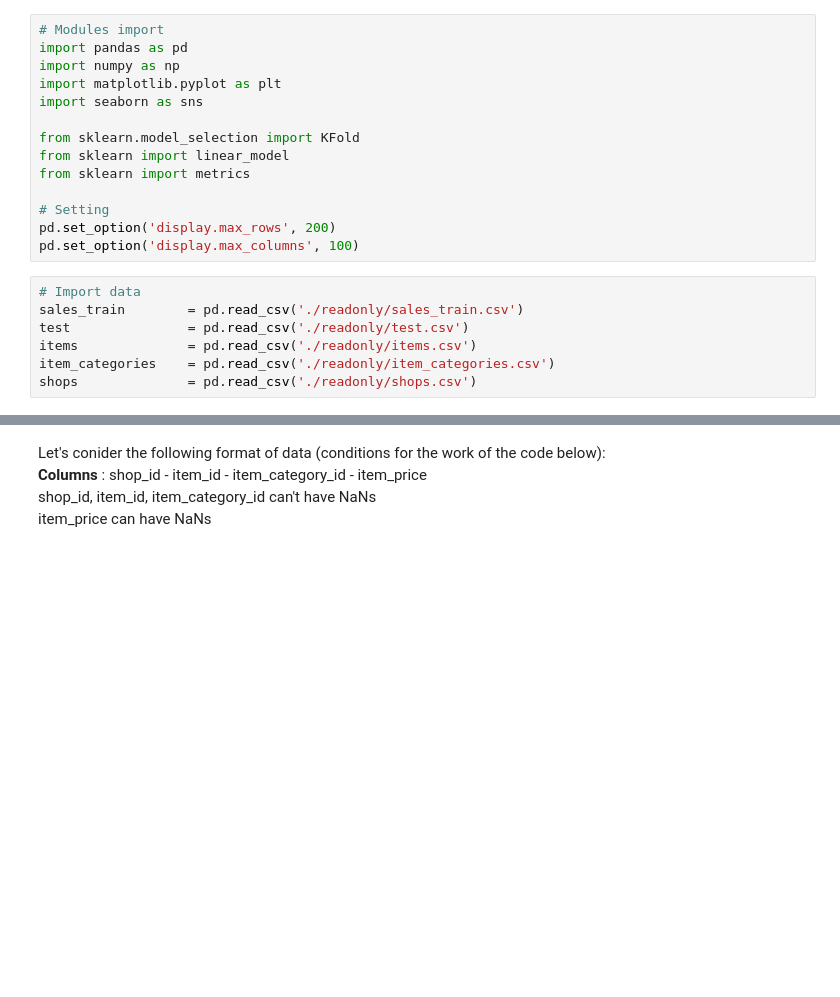
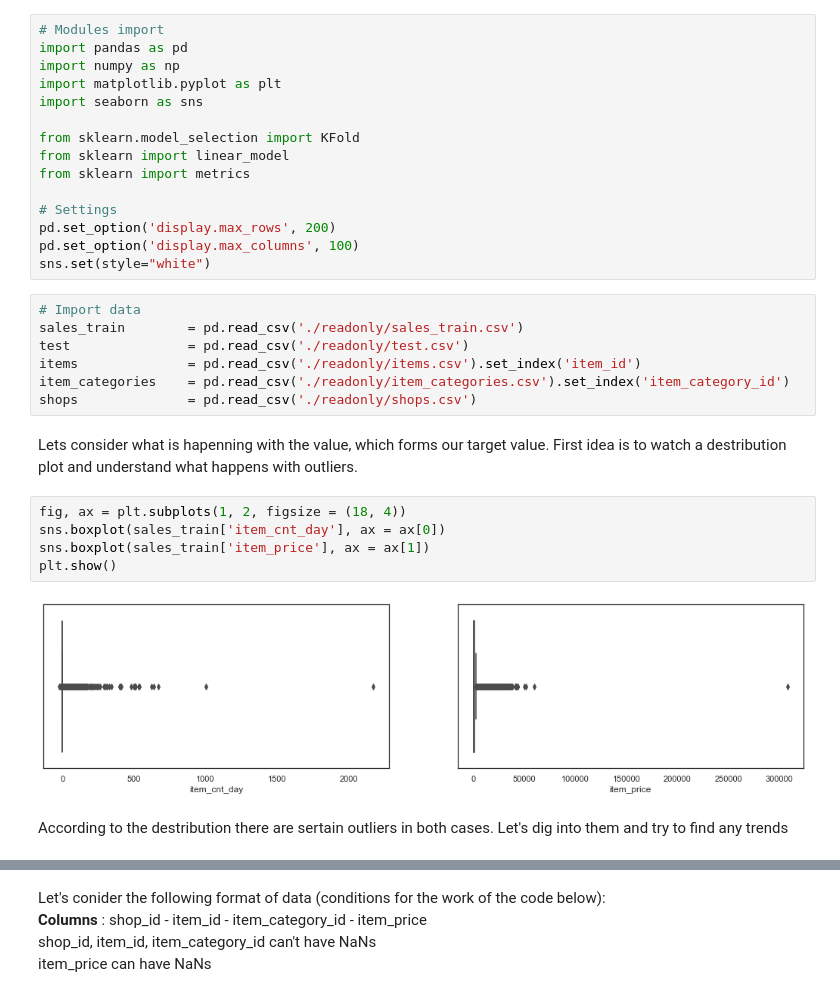
Before and after one commit to MShepelin/Predict-future-sales, a Jupyter notebook: Full workflow.ipynb, the cells around one changed output, grey strips where cells are left out. Cells and saved outputs as stored; diff of their text form; blank space fills up the shorter version.

```diff
--- a/Full workflow.ipynb
+++ b/Full workflow.ipynb
@@ -9,13 +9,25 @@ from sklearn.model_selection import KFold
 from sklearn import linear_model
 from sklearn import metrics
 
-# Setting
+# Settings
 pd.set_option('display.max_rows', 200)
 pd.set_option('display.max_columns', 100)
+sns.set(style="white")
 # %%
 # Import data
 sales_train        = pd.read_csv('./readonly/sales_train.csv')
 test               = pd.read_csv('./readonly/test.csv')
-items              = pd.read_csv('./readonly/items.csv')
-item_categories    = pd.read_csv('./readonly/item_categories.csv')
+items              = pd.read_csv('./readonly/items.csv').set_index('item_id')
+item_categories    = pd.read_csv('./readonly/item_categories.csv').set_index('item_category_id')
 shops              = pd.read_csv('./readonly/shops.csv')
+# %% [markdown]
+Lets consider what is hapenning with the value, which forms our target value. First idea is to watch a destribution plot and understand what happens with outliers.
+# %%
+fig, ax = plt.subplots(1, 2, figsize = (18, 4))
+sns.boxplot(sales_train['item_cnt_day'], ax = ax[0])
+sns.boxplot(sales_train['item_price'], ax = ax[1])
+plt.show()
+# %% [output]
+[figure, added]
+# %% [markdown]
+According to the destribution there are sertain outliers in both cases. Let's dig into them and try to find any trends
```
Also changed, not shown: parts of 19 cells of this notebook.
